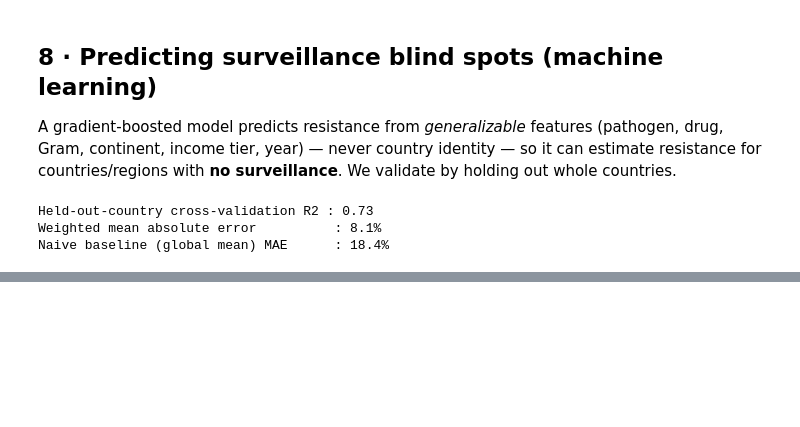
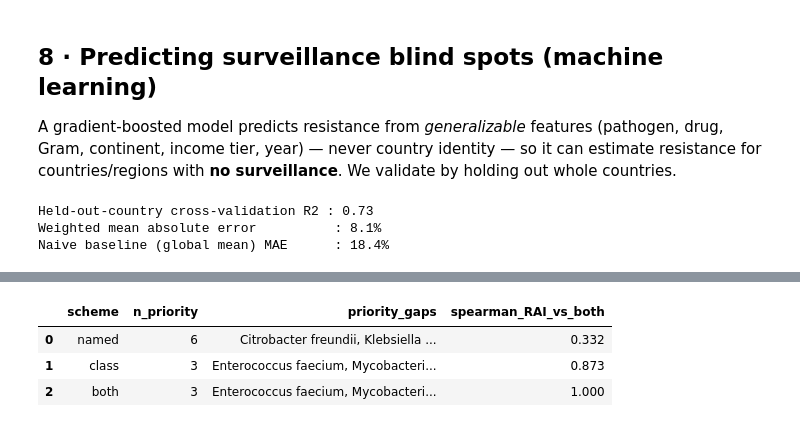
Before and after one commit to niyeldeii/AMR-VIVLI--treatment-gap-radar, a Jupyter notebook: treatment_gap_radar/notebooks/Treatment_Gap_Radar.ipynb, the cells around one changed output, grey strips where cells are left out. Saved outputs shown, nothing was run; the diff lists cells and outputs as text; code cells hidden in the pictures; blank space fills up the shorter version.

```diff
--- a/treatment_gap_radar/notebooks/Treatment_Gap_Radar.ipynb
+++ b/treatment_gap_radar/notebooks/Treatment_Gap_Radar.ipynb
@@ -261,0 +291,7 @@ viz.blindspot_continent('Klebsiella pneumoniae', 'Meropenem')
+# %%
+pd.read_parquet(PROCESSED_DIR / 'rai_attribution.parquet')
+# %% [output]
+|  | scheme | n_priority | priority_gaps | spearman_RAI_vs_both |
+| 0 | named | 6 | Citrobacter freundii, Klebsiella ... | 0.332 |
+| 1 | class | 3 | Enterococcus faecium, Mycobacteri... | 0.873 |
+| 2 | both | 3 | Enterococcus faecium, Mycobacteri... | 1.000 |
```
Also changed, not shown: parts of 7 cells of this notebook, 15 other files.
